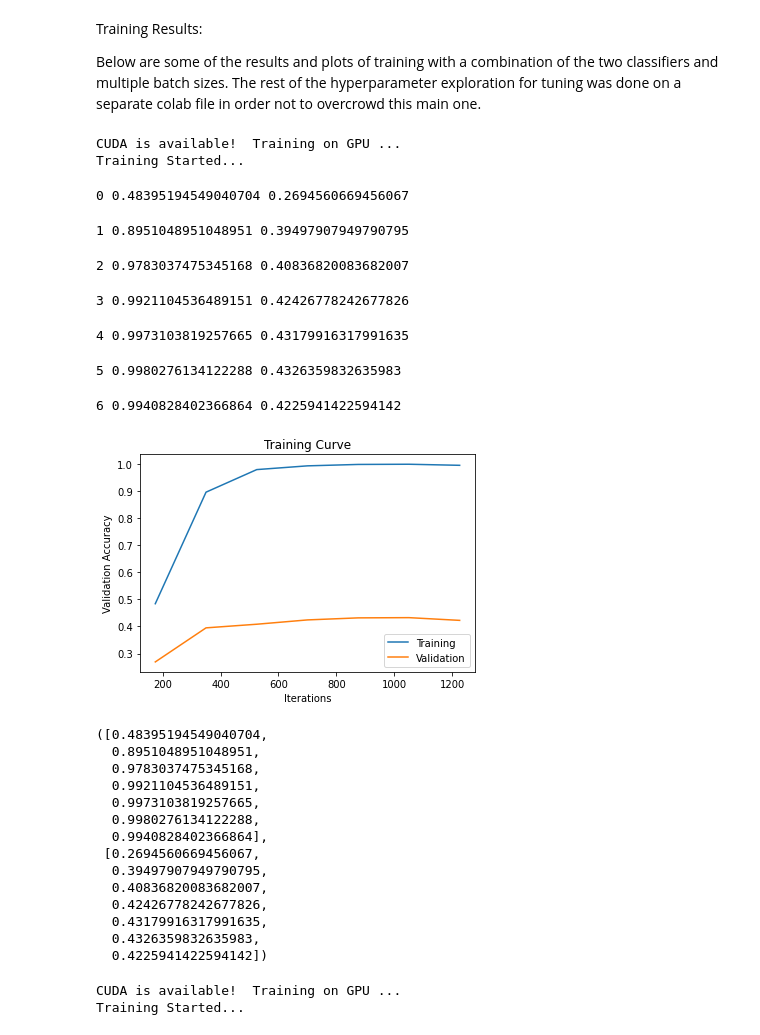
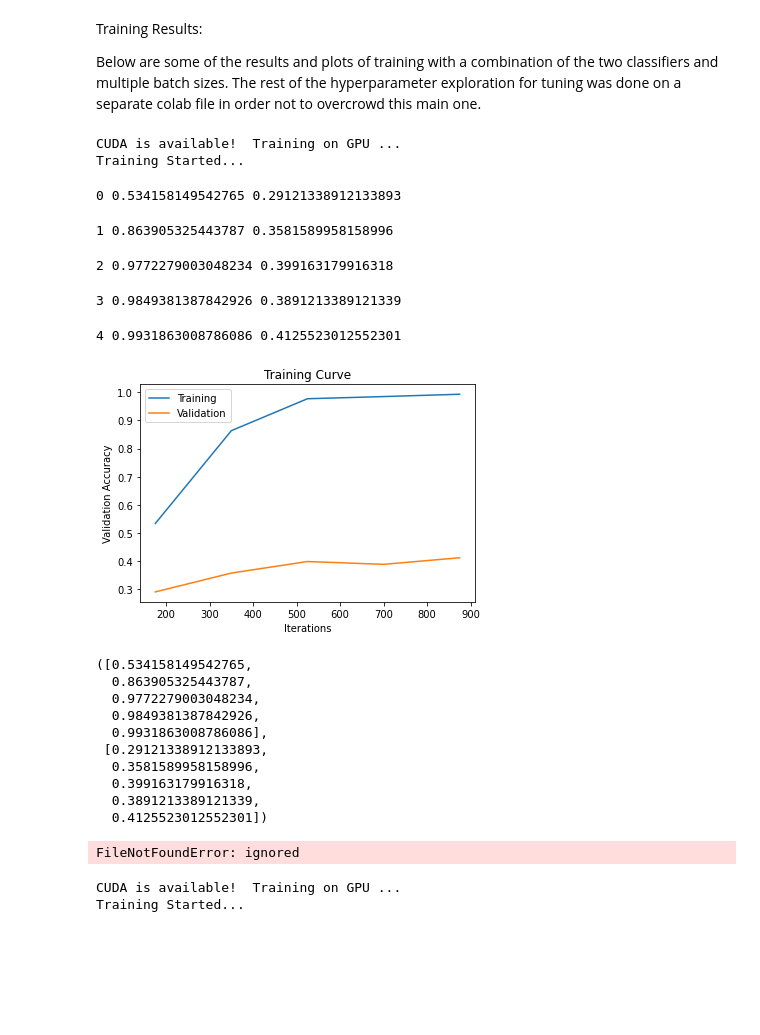
Before and after one commit to husseing/A.I-JORDAN, a Jupyter notebook: Jordan1_13_ONLY_Group_44_AIR_Jordan.ipynb, the cells around one changed output. Cells and saved outputs as stored; diff of their text form; code cells hidden in the pictures; blank space fills up the shorter version.

```diff
--- a/Jordan1_13_ONLY_Group_44_AIR_Jordan.ipynb
+++ b/Jordan1_13_ONLY_Group_44_AIR_Jordan.ipynb
@@ -463,39 +464,33 @@ Below are some of the results and plots of training with a combination of the tw
 # %%
 #BATCH SIZE 32, Learning rate 0.0025
 use_cuda = True
 Michael= CNNClassifier()
 #ALNC = alexNet.features
 
 if use_cuda and torch.cuda.is_available():
   #ALNC.cuda()
   Michael.cuda()
   print('CUDA is available!  Training on GPU ...')
 else:
   print('CUDA is not available.  Training on CPU ...')
 
-train(Michael, train_loader, val_loader, num_epochs=7, learn_rate=0.0025)
+train(Michael, train_loader, val_loader, num_epochs=5, learn_rate=0.0025)
 # %% [output]
 CUDA is available!  Training on GPU ...
 Training Started...
-0 0.48395194549040704 0.2694560669456067
+0 0.534158149542765 0.29121338912133893
-1 0.8951048951048951 0.39497907949790795
+1 0.863905325443787 0.3581589958158996
-2 0.9783037475345168 0.40836820083682007
+2 0.9772279003048234 0.399163179916318
-3 0.9921104536489151 0.42426778242677826
+3 0.9849381387842926 0.3891213389121339
-4 0.9973103819257665 0.43179916317991635
+4 0.9931863008786086 0.4125523012552301
+[figure, new version]
-5 0.9980276134122288 0.4326359832635983
+([0.534158149542765,
+  0.863905325443787,
+  0.9772279003048234,
+  0.9849381387842926,
+  0.9931863008786086],
+ [0.29121338912133893,
+  0.3581589958158996,
+  0.399163179916318,
+  0.3891213389121339,
+  0.4125523012552301])
-6 0.9940828402366864 0.4225941422594142
-[figure, old version]
-([0.48395194549040704,
-  0.8951048951048951,
-  0.9783037475345168,
-  0.9921104536489151,
-  0.9973103819257665,
-  0.9980276134122288,
-  0.9940828402366864],
- [0.2694560669456067,
-  0.39497907949790795,
-  0.40836820083682007,
-  0.42426778242677826,
-  0.43179916317991635,
-  0.4326359832635983,
-  0.4225941422594142])
@@ -502,3 +503,19 @@ Training Started...
+# %%
+#RUN THIS TO GET TRAINED MODEL
+#Loads Michael model with trained parameters
+def load_checkpoint(filepath):
+    checkpoint = torch.load(filepath)
+    Michael = checkpoint['model']
+    Michael.load_state_dict(checkpoint['state_dict'])
+    for parameter in Michael.parameters():
+        parameter.requires_grad = False
+
+    Michael.eval()
+    return Michael
+
+Michael = load_checkpoint('checkpoint.pth')
+# %% [output]
+FileNotFoundError: ignored
 # %%
 #BATCH SIZE 16, Learning rate 0.0025
 use_cuda = True
```
Also changed, not shown: parts of 37 cells of this notebook.
